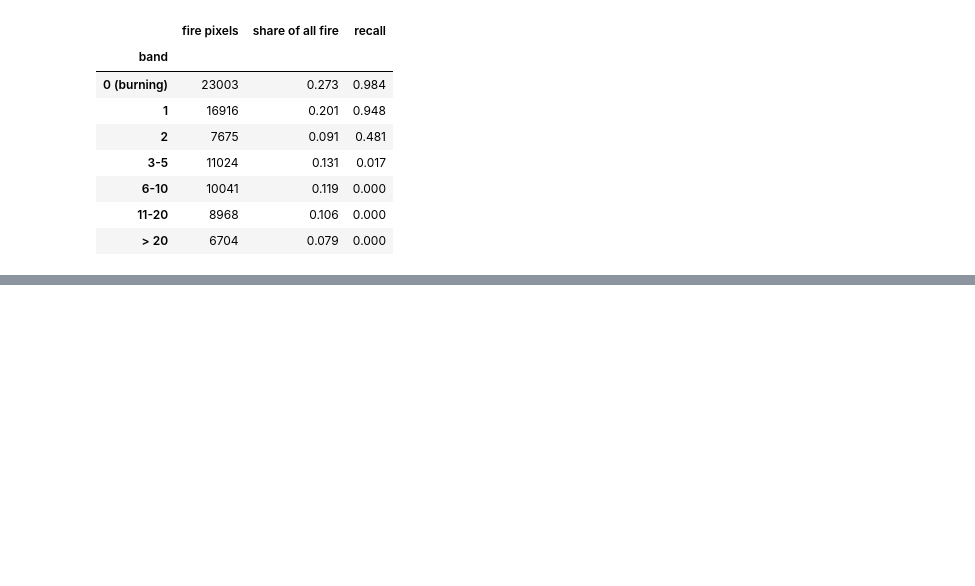
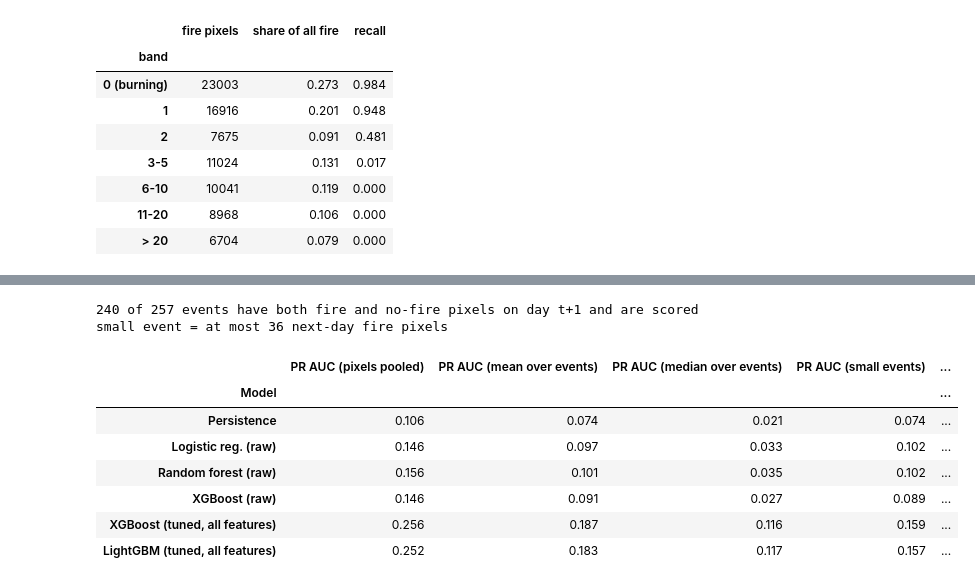
Before and after one commit to harshilv17/next-day-wildfire-spread, a Jupyter notebook: notebooks/02_evaluation.ipynb, the cells around one changed output, grey strips where cells are left out. Saved outputs shown, nothing was run; the diff lists cells and outputs as text; code cells hidden in the pictures; blank space fills up the shorter version.

```diff
--- a/notebooks/02_evaluation.ipynb
+++ b/notebooks/02_evaluation.ipynb
@@ -896,0 +990,69 @@ which is spatial context a CNN / U-Net sees directly.
+# %%
+from sklearn.metrics import average_precision_score
+
+
+def event_scores(name):
+    """PR AUC and recall (at the eval-chosen threshold) of one model, computed separately for every event."""
+    p_map = load_preds(name)[1]
+    thr = results.loc[name, "threshold"]
+    rows = []
+    for e in size.index:
+        in_event = event_of == e                  # patches of this event
+        y = y_map[in_event].ravel()               # all their pixels as one vector
+        p = p_map[in_event].ravel()
+        keep = y != -1                            # drop unknown pixels, as everywhere
+        y, p = y[keep], p[keep]
+        n_fire = int((y == 1).sum())
+        if n_fire == 0 or n_fire == len(y):       # PR AUC needs both fire and no-fire pixels
+            continue
+        rows.append({"event": e, "patches": int(size[e]), "fire_px": n_fire,
+                     "pr_auc": average_precision_score(y, p),       # same PR AUC definition as results.csv
+                     "recall": (p[y == 1] >= thr).mean()})          # share of this event's fire that is found
+    return pd.DataFrame(rows).set_index("event")
+
+
+per_event = {m: event_scores(m) for m in MODELS}
+n_scored = len(per_event["xgboost"])
+print(f"{n_scored} of {len(size)} events have both fire and no-fire pixels on day t+1 and are scored")
+
+# Small vs large events: split at the median number of next-day fire pixels.
+median_fire = per_event["xgboost"]["fire_px"].median()
+event_table = pd.DataFrame({
+    MODELS[m]: {
+        "PR AUC (pixels pooled)": results.loc[m, "pr_auc"],
+        "PR AUC (mean over events)": s["pr_auc"].mean(),
+        "PR AUC (median over events)": s["pr_auc"].median(),
+        "PR AUC (small events)": s.loc[s["fire_px"] <= median_fire, "pr_auc"].mean(),
+        "PR AUC (large events)": s.loc[s["fire_px"] > median_fire, "pr_auc"].mean(),
+        "Recall (mean over events)": s["recall"].mean(),
+        "Events with any fire found": (s["recall"] > 0).mean(),
+    } for m, s in per_event.items()
+}).T
+event_table.index.name = "Model"
+print(f"small event = at most {median_fire:.0f} next-day fire pixels")
+
+# Add the event table to reports/results_table.md (md_text = the table written in Task 2).
+md_event = "\n".join([
+    "## Event-level evaluation",
+    "",
+    f"Test patches grouped into {len(size)} events (crops of the same place, matched on elevation); "
+    f"{n_scored} events have both fire and no-fire pixels and are scored. Each event counts once. "
+    f"Small event = at most {median_fire:.0f} next-day fire pixels. Recall at the eval-chosen threshold. "
+    "Bold = best per column.",
+    "",
+    to_markdown(event_table),
+    "",
+])
+Path("reports/results_table.md").write_text(md_text + "\n" + md_event)
+event_table.round(3)
+# %% [output]
+240 of 257 events have both fire and no-fire pixels on day t+1 and are scored
+small event = at most 36 next-day fire pixels
+|  | PR AUC (pixels pooled) | PR AUC (mean over events) | PR AUC (median over events) | PR AUC (small events) | ... |
+| Model |  |  |  |  | ... |
+| Persistence | 0.106 | 0.074 | 0.021 | 0.074 | ... |
+| Logistic reg. (raw) | 0.146 | 0.097 | 0.033 | 0.102 | ... |
+| Random forest (raw) | 0.156 | 0.101 | 0.035 | 0.102 | ... |
+| XGBoost (raw) | 0.146 | 0.091 | 0.027 | 0.089 | ... |
+| XGBoost (tuned, all features) | 0.256 | 0.187 | 0.116 | 0.159 | ... |
+| LightGBM (tuned, all features) | 0.252 | 0.183 | 0.117 | 0.157 | ... |
```
Also changed, not shown: parts of 25 cells of this notebook, 3 other files.
